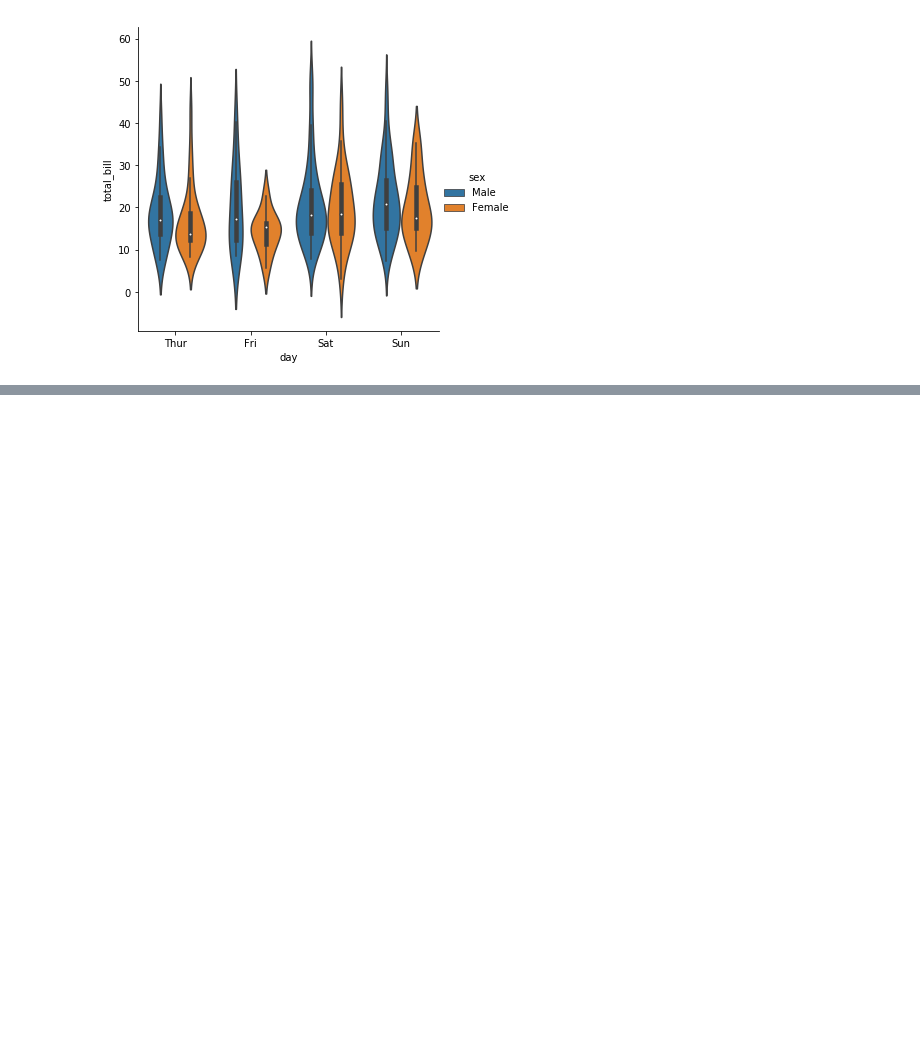
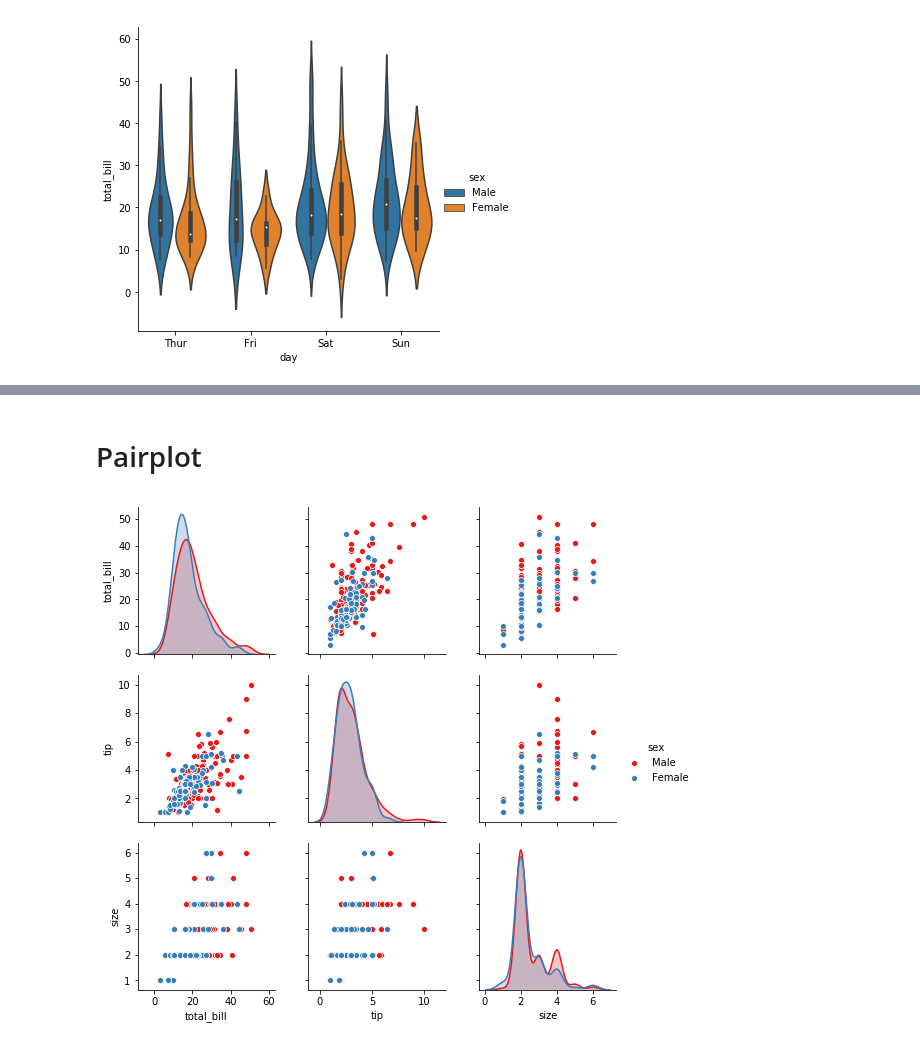
Before and after one commit to rossdavidhunter/Fundamentals-Data-Analysis-Assessment, a Jupyter notebook: tipsdataset.ipynb, the cells around one changed output, grey strips where cells are left out. Saved outputs shown, nothing was run; the diff lists cells and outputs as text; code cells hidden in the pictures; blank space fills up the shorter version.

```diff
--- a/tipsdataset.ipynb
+++ b/tipsdataset.ipynb
@@ -92,0 +103,7 @@ plt.show()
+# %% [markdown]
+# Pairplot
+# %%
+sns.pairplot(tips, hue = "sex", palette="Set1")
+plt.show()
+# %% [output]
+[figure, added]
```
Also changed, not shown: parts of 8 cells of this notebook.
